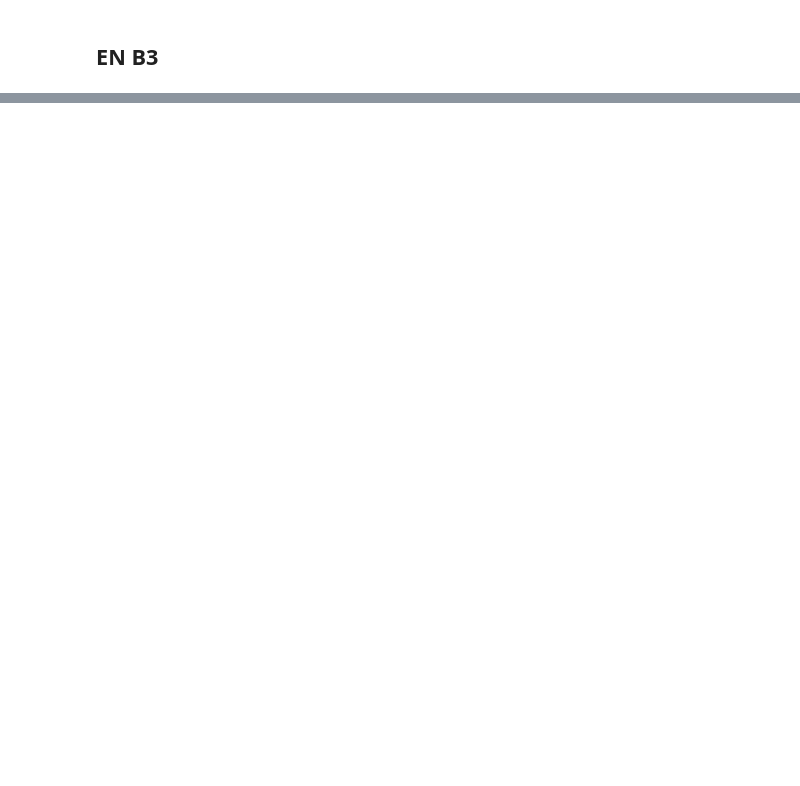
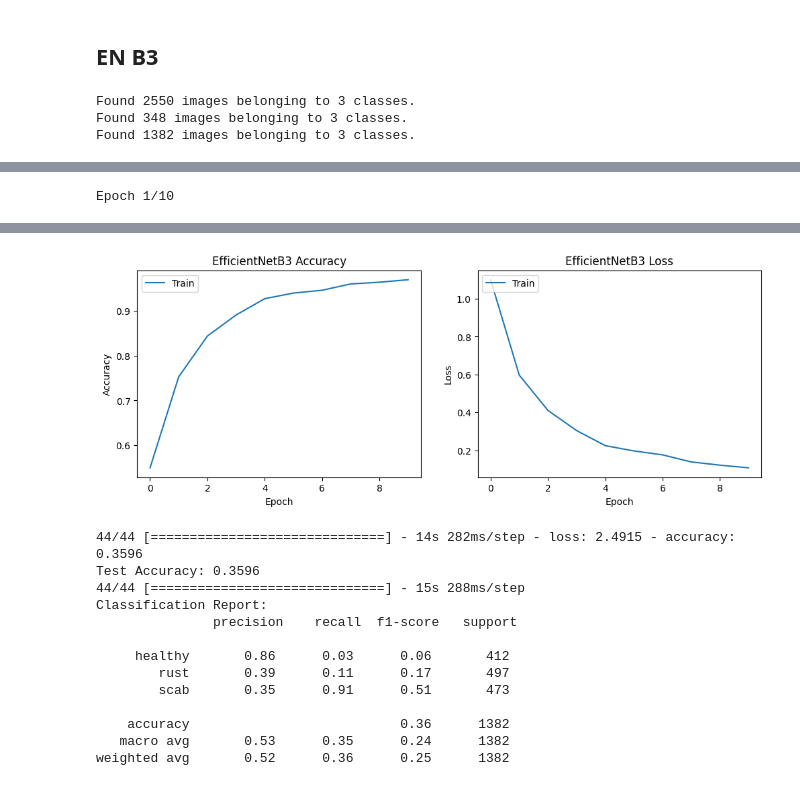
Before and after one commit to AbiyaMakruf/TelU-Tubes-TugasAkhir-KlasifikasiPenyakitTanamanApel, a Jupyter notebook: rewrite.ipynb, the cells around one changed output, grey strips where cells are left out. Saved outputs shown, nothing was run; the diff lists cells and outputs as text; code cells hidden in the pictures; blank space fills up the shorter version.

```diff
--- a/rewrite.ipynb
+++ b/rewrite.ipynb
@@ -1560,4 +1598,8 @@ train_generator, validation_generator, test_generator = augment_and_resize_datas
 )
 
 EN_B3 = build_and_compile_model_trainable(EfficientNetB3, input_shape=input_shape, num_classes=train_generator.num_classes)
-history_EN_B3, test_loss, test_acc, training_duration = train_and_plot(EN_B3, model_name, train_generator, validation_generator, test_generator, epochs = epochs, save_directory=save_directory_trainable)
+history_EN_B3, test_loss, test_acc, training_duration = train_and_plot(EN_B3, model_name, train_generator, validation_generator, test_generator, epochs = 10, save_directory=save_directory_trainable)
+# %% [output]
+Found 2550 images belonging to 3 classes.
+Found 348 images belonging to 3 classes.
+Found 1382 images belonging to 3 classes.
@@ -1563,0 +1607 @@ history_EN_B3, test_loss, test_acc, training_duration = train_and_plot(EN_B3, mo
+Epoch 1/10
@@ -1563,0 +1632,14 @@ history_EN_B3, test_loss, test_acc, training_duration = train_and_plot(EN_B3, mo
+[figure, added]
+44/44 [==============================] - 14s 282ms/step - loss: 2.4915 - accuracy: 0.3596
+Test Accuracy: 0.3596
+44/44 [==============================] - 15s 288ms/step
+Classification Report:
+               precision    recall  f1-score   support
+
+     healthy       0.86      0.03      0.06       412
+        rust       0.39      0.11      0.17       497
+        scab       0.35      0.91      0.51       473
+
+    accuracy                           0.36      1382
+   macro avg       0.53      0.35      0.24      1382
+weighted avg       0.52      0.36      0.25      1382
```
Also changed, not shown: parts of 4 cells of this notebook, 1 other file.
